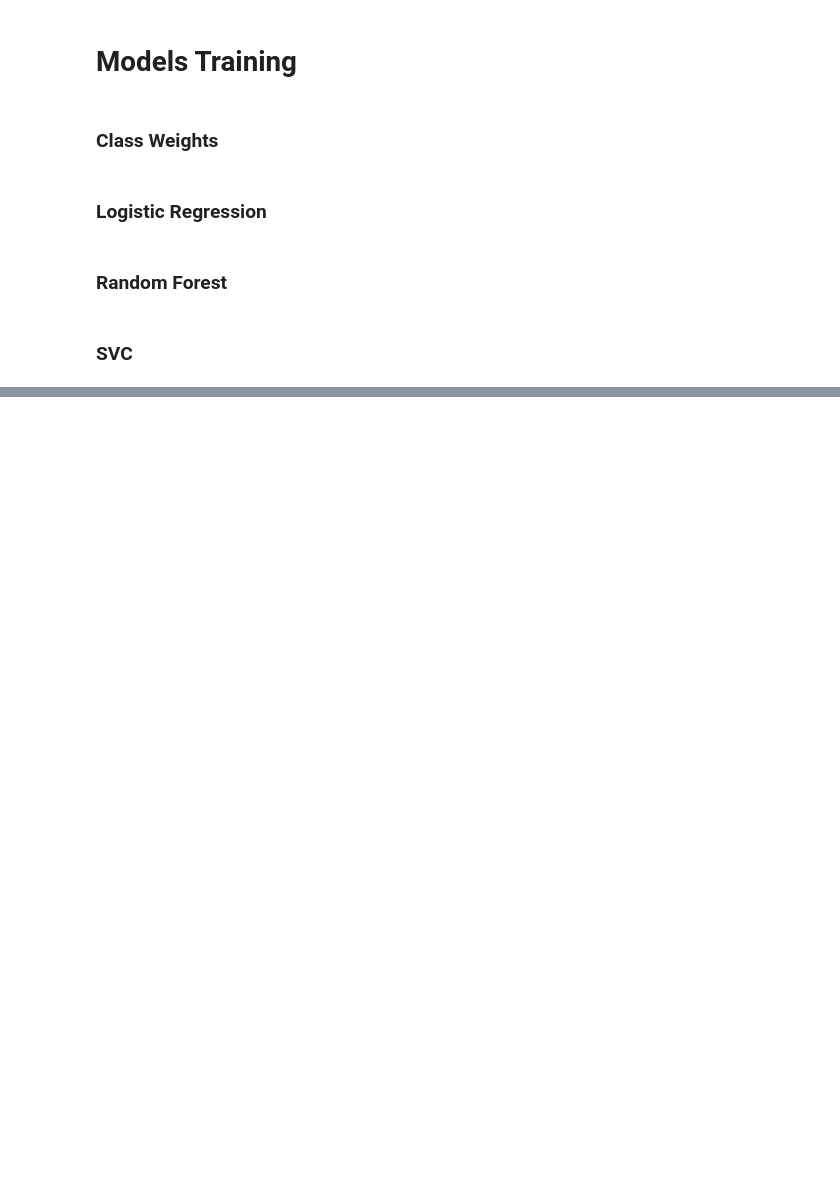
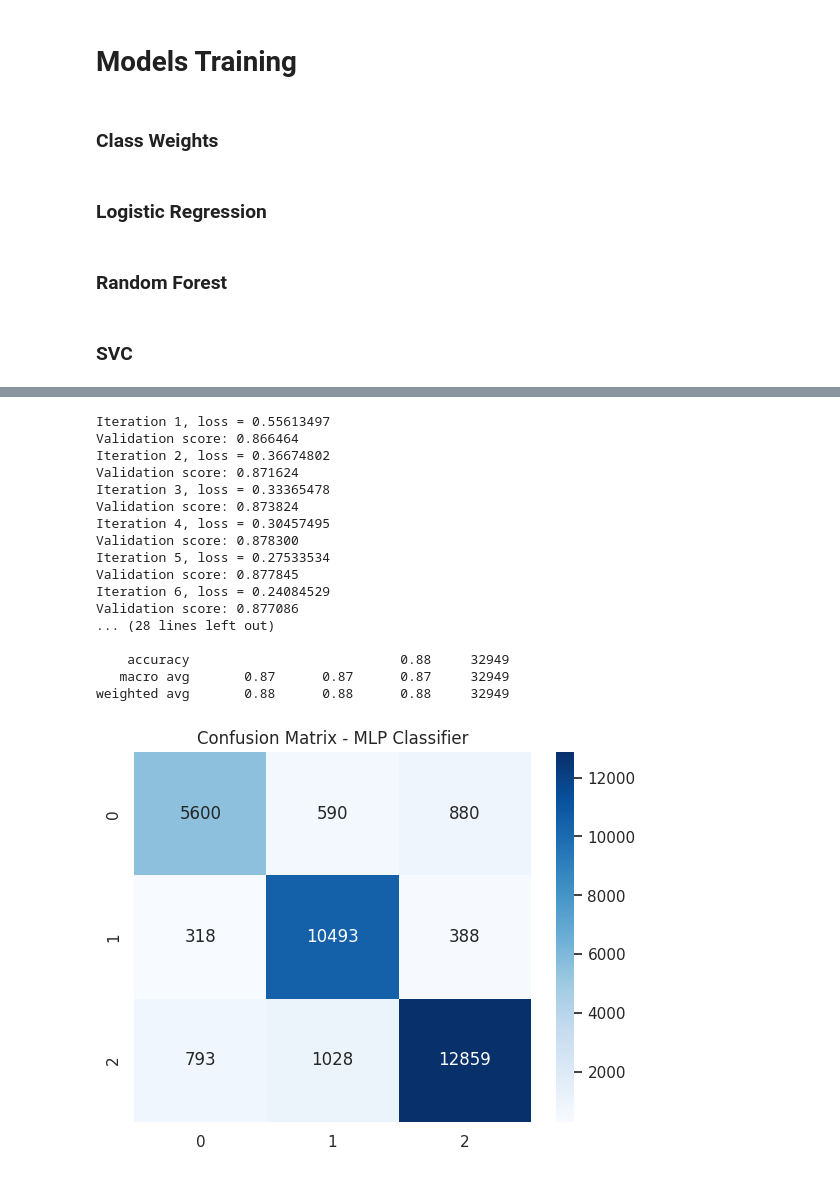
Before and after one commit to PaoVale/FellTrack, a Jupyter notebook: FeelTrack.ipynb, the cells around one changed output, grey strips where cells are left out. Drawn from its saved outputs; the diff is of its cells as text; code cells hidden in the pictures; blank space fills up the shorter version.

```diff
--- a/FeelTrack.ipynb
+++ b/FeelTrack.ipynb
@@ -239,0 +291,7 @@ plt.show()
+# %%
+# Perform lemmatization using the wordnet lemmatizer
+from nltk.stem import WordNetLemmatizer
+
+lemmatizer = WordNetLemmatizer()
+train['Body'] = train['Body'].apply(lambda x: " ".join([lemmatizer.lemmatize(w) for w in nltk.word_tokenize(x)]))
+test['Post Content'] = test['Post Content'].apply(lambda x: " ".join([lemmatizer.lemmatize(w) for w in nltk.word_tokenize(x)]))
@@ -239,0 +399,55 @@ plt.show()
+# %%
+# Importing the MLPClassifier class
+from sklearn.neural_network import MLPClassifier
+from sklearn.preprocessing import LabelEncoder
+
+# Create a LabelEncoder object
+label_encoder = LabelEncoder()
+
+# Fit the LabelEncoder on the target variable
+label_encoder.fit(y_train)
+
+# Transform the target variable to numerical labels
+y_train_encoded = label_encoder.transform(y_train)
+
+# MLP Classifier
+mlp_model = MLPClassifier(hidden_layer_sizes=256, max_iter=500, learning_rate_init=0.001, early_stopping=True, random_state=42, verbose=verbose)
+
+# Fit the model on training data with encoded target variable
+mlp_model.fit(X_train_tfidf, y_train_encoded)
+
+# Predict on test data (remember to encode y_test as well)
+y_test_encoded = label_encoder.transform(y_test)
+y_test_pred_mlp = mlp_model.predict(X_test_tfidf)
+
+# Convert predictions back to original labels
+y_test_pred_mlp_labels = label_encoder.inverse_transform(y_test_pred_mlp)
+
+# MLP Classifier Results
+print("\n[MLP Classifier]")
+print("Test Accuracy:", accuracy_score(y_test, y_test_pred_mlp_labels))
+print("Classification Report:\n", classification_report(y_test, y_test_pred_mlp_labels))
+
+# Show the heatmap (use y_test_pred_mlp_labels)
+sns.heatmap(confusion_matrix(y_test, y_test_pred_mlp_labels), annot=True, fmt='d', cmap='Blues')
+plt.title("Confusion Matrix - MLP Classifier")
+plt.show()
+# %% [output]
+Iteration 1, loss = 0.55613497
+Validation score: 0.866464
+Iteration 2, loss = 0.36674802
+Validation score: 0.871624
+Iteration 3, loss = 0.33365478
+Validation score: 0.873824
+Iteration 4, loss = 0.30457495
+Validation score: 0.878300
+Iteration 5, loss = 0.27533534
+Validation score: 0.877845
+Iteration 6, loss = 0.24084529
+Validation score: 0.877086
+... (28 lines left out)
+
+    accuracy                           0.88     32949
+   macro avg       0.87      0.87      0.87     32949
+weighted avg       0.88      0.88      0.88     32949
+[figure, added]
```
Also changed, not shown: parts of 13 cells of this notebook.
